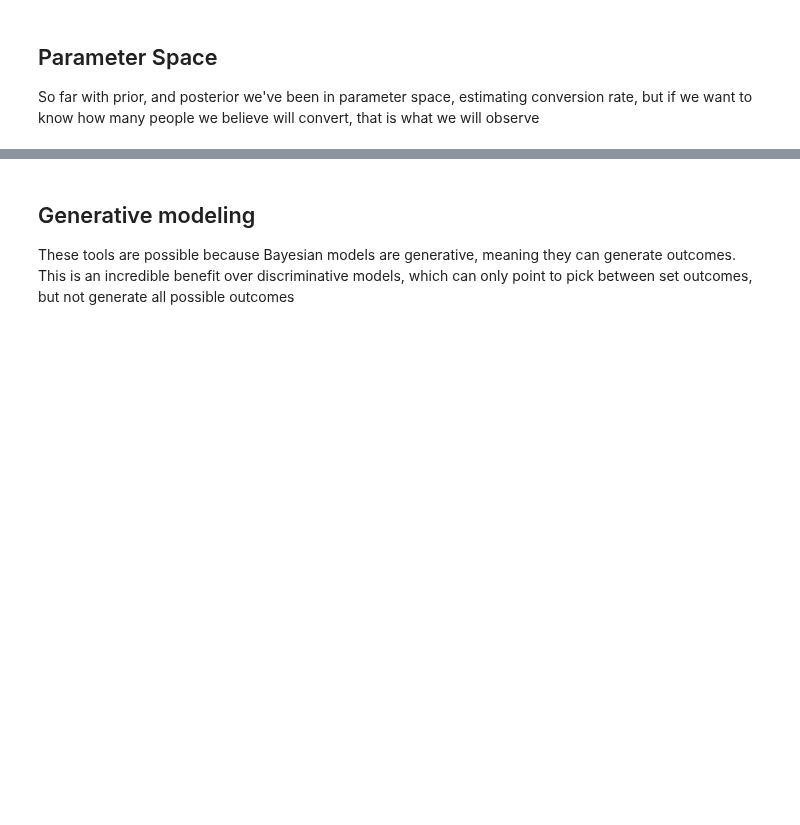
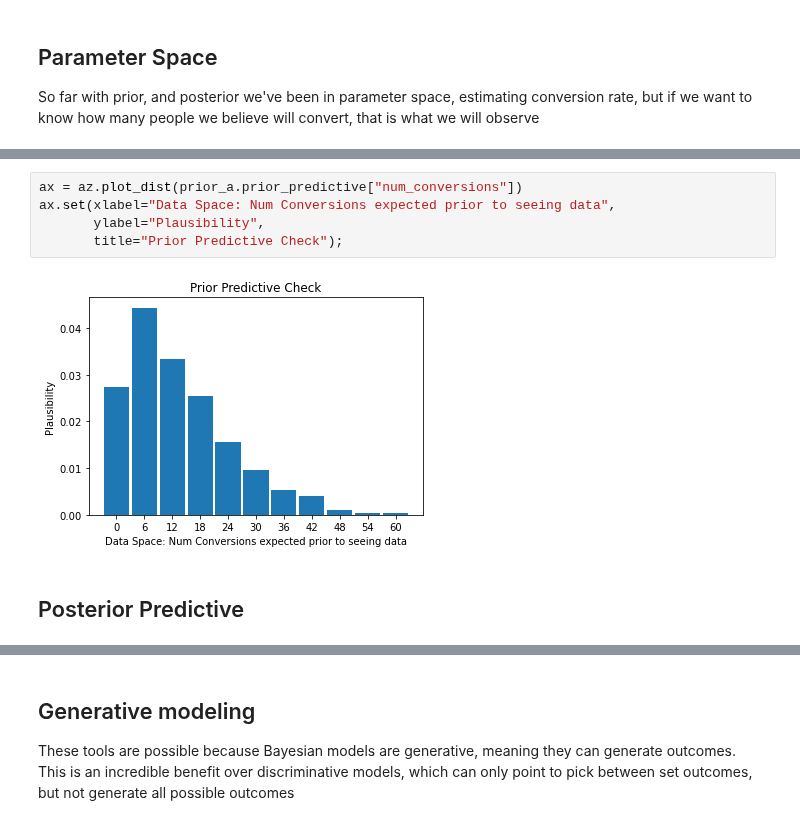
Before and after one commit to AlexAndorra/notebooks-experiments, a Jupyter notebook: 4_Bayes_Rule/Bayes_Rule_All.ipynb, the cells around one changed output, grey strips where cells are left out. Saved outputs shown, nothing was run; the diff lists cells and outputs as text; blank space fills up the shorter version.

```diff
--- a/4_Bayes_Rule/Bayes_Rule_All.ipynb
+++ b/4_Bayes_Rule/Bayes_Rule_All.ipynb
@@ -446,0 +473,9 @@ This shows us our beliefs after we've performed inference
+# %%
+ax = az.plot_dist(prior_a.prior_predictive["num_conversions"])
+ax.set(xlabel="Data Space: Num Conversions expected prior to seeing data",
+       ylabel="Plausibility",
+       title="Prior Predictive Check");
+# %% [output]
+[figure, added]
+# %% [markdown]
+## Posterior Predictive
```
Also changed, not shown: parts of 15 cells of this notebook.
